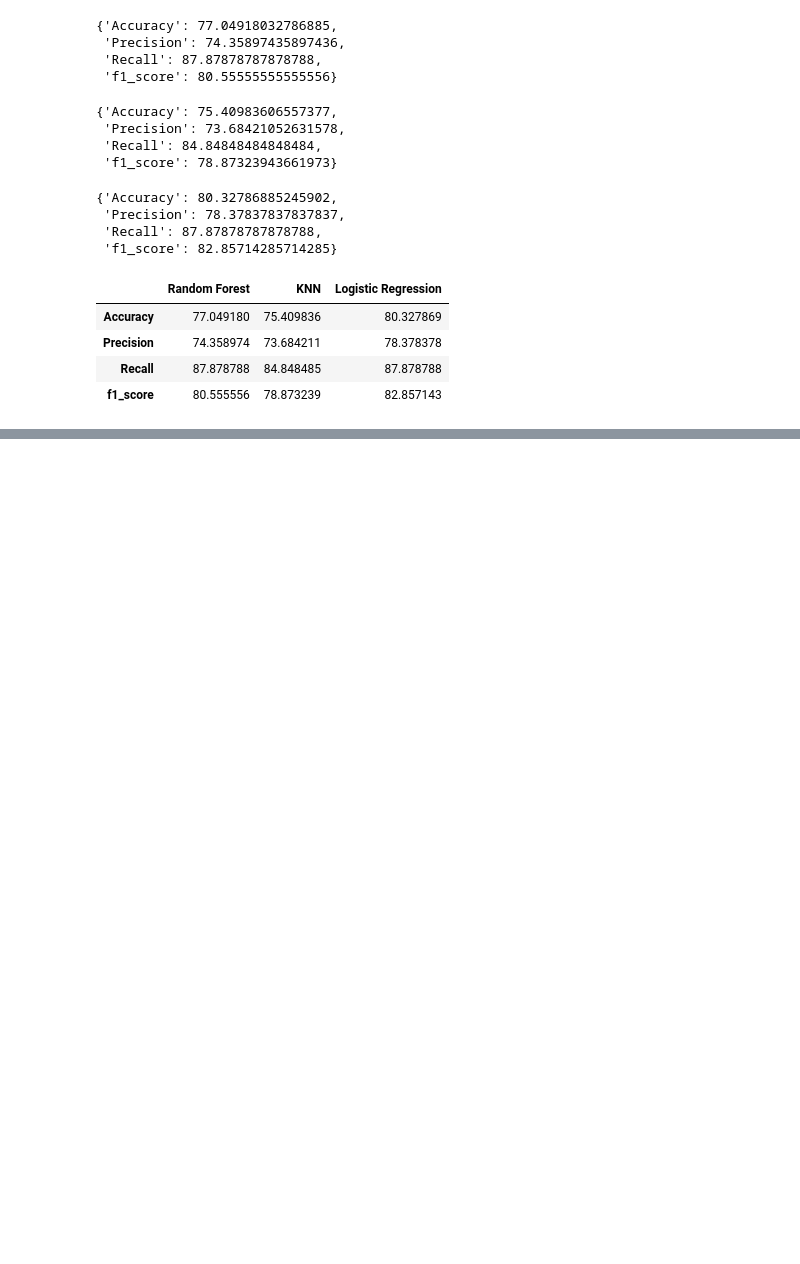
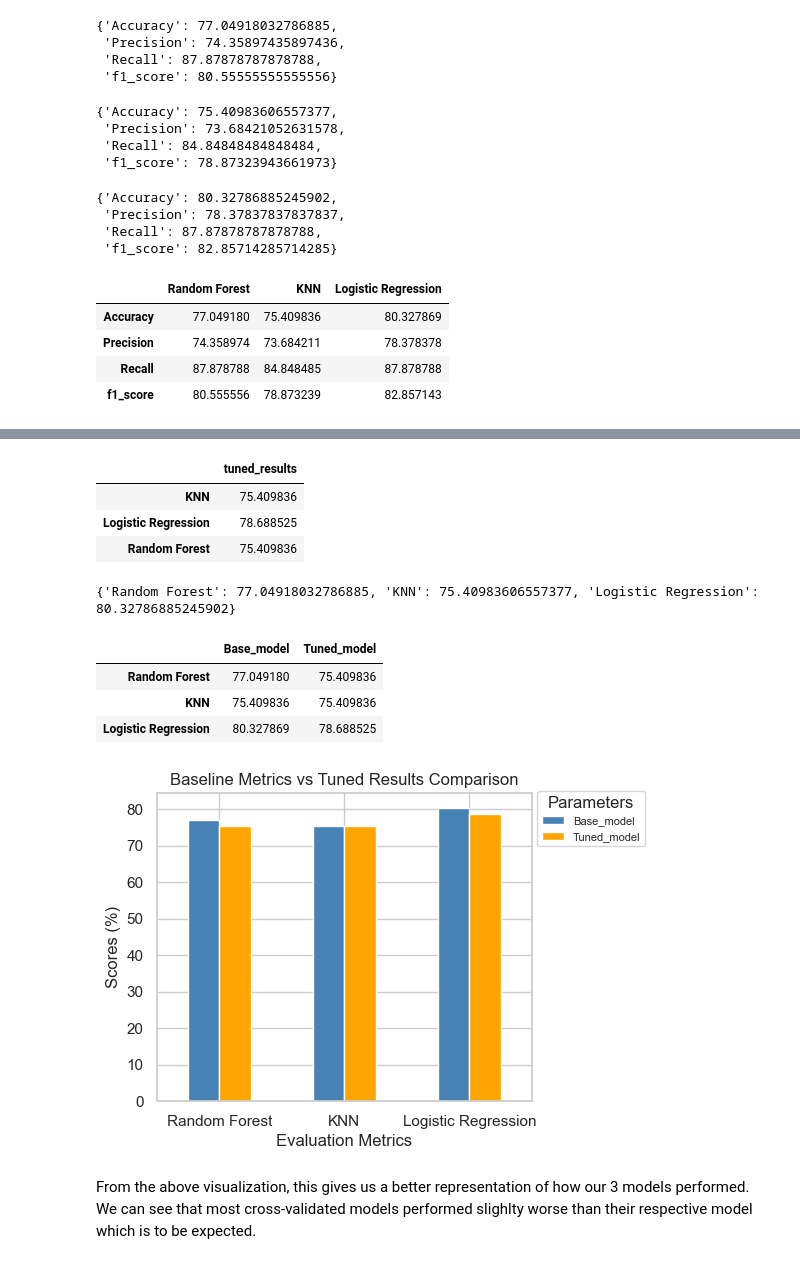
Before and after one commit to rongachoka/heart_disease_project, a Jupyter notebook: main.ipynb, the cells around one changed output, grey strips where cells are left out. Drawn from its saved outputs; the diff is of its cells as text; code cells hidden in the pictures; blank space fills up the shorter version.

```diff
--- a/main.ipynb
+++ b/main.ipynb
@@ -875,0 +1111,3 @@ This step will change various hyperparameters on the 3 models and see how their
+# %%
+rf_tuned_score = rs_rf.score(X_test, y_test)
+rf_tuned_score
@@ -875,0 +1128,53 @@ This step will change various hyperparameters on the 3 models and see how their
+# %%
+## Combining tuned results into a dictionary
+tuned_results = {
+    "KNN": knn_score * 100,
+    "Random Forest": rf_tuned_score * 100,
+    "Logistic Regression": rs_logreg_score * 100
+}
+# %%
+pd.DataFrame({"tuned_results": tuned_results})
+# %% [output]
+|  | tuned_results |
+| KNN | 75.409836 |
+| Logistic Regression | 78.688525 |
+| Random Forest | 75.409836 |
+# %%
+accuracy_dict = {
+    "Random Forest": compare_metrics.loc["Accuracy", "Random Forest"],
+    "KNN": compare_metrics.loc["Accuracy", "KNN"],
+    "Logistic Regression": compare_metrics.loc["Accuracy", "Logistic Regression"]
+}
+
+print(accuracy_dict)
+# %% [output]
+{'Random Forest': 77.04918032786885, 'KNN': 75.40983606557377, 'Logistic Regression': 80.32786885245902}
+# %%
+base_vs_tuned = pd.DataFrame({
+    "Base_model": accuracy_dict,
+    "Tuned_model": tuned_results
+                              })
+base_vs_tuned
+# %% [output]
+|  | Base_model | Tuned_model |
+| Random Forest | 77.049180 | 75.409836 |
+| KNN | 75.409836 | 75.409836 |
+| Logistic Regression | 80.327869 | 78.688525 |
+# %%
+base_vs_tuned.plot.bar(figsize=(6,4),
+                         color=["steelblue", "orange"])
+plt.title("Baseline Metrics vs Tuned Results Comparison")
+plt.xlabel("Evaluation Metrics")
+plt.ylabel("Scores (%)")
+plt.xticks(rotation=0)
+
+plt.legend(title="Parameters", bbox_to_anchor=(1, 1.025), loc='upper left',
+           prop={"size":8})
+
+# Adjust the spacing around the plot to provide room for the legend
+plt.subplots_adjust(right=0.75)
+plt.show()
+# %% [output]
+[figure, added]
+# %% [markdown]
+From the above visualization, this gives us a better representation of how our 3 models performed. We can see that most cross-validated models performed slighlty worse than their respective model which is to be expected.
```
Also changed, not shown: parts of 54 cells of this notebook, 1 other file.
